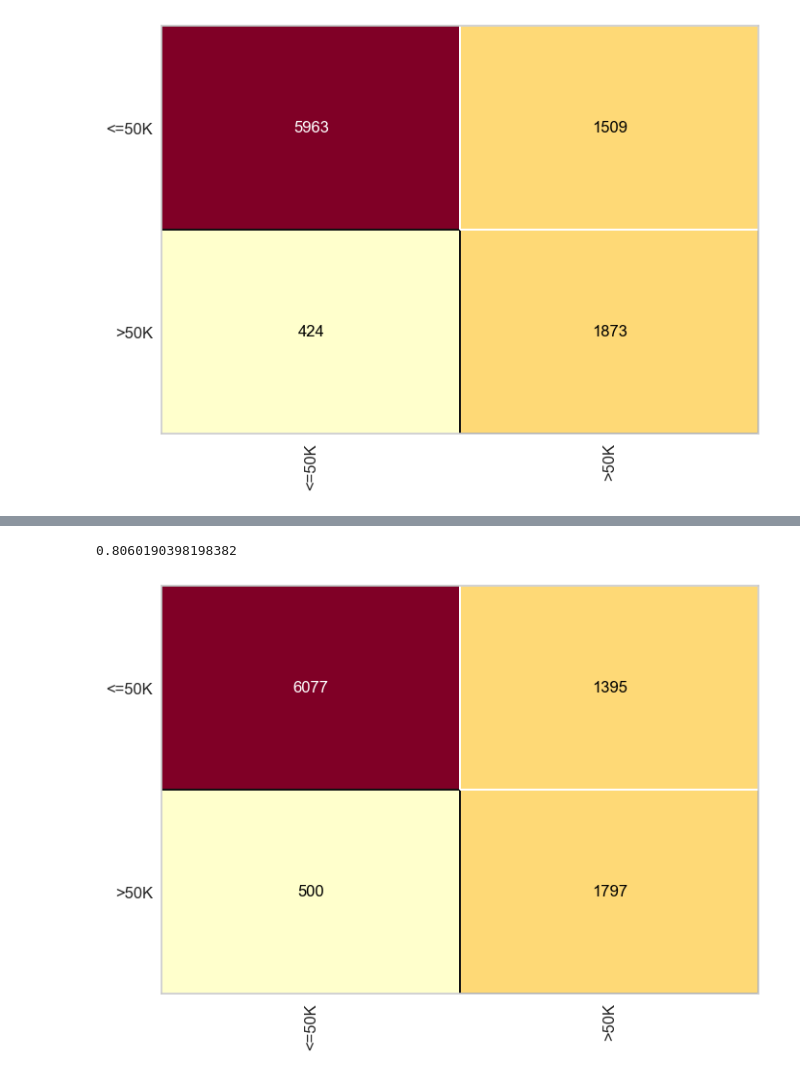
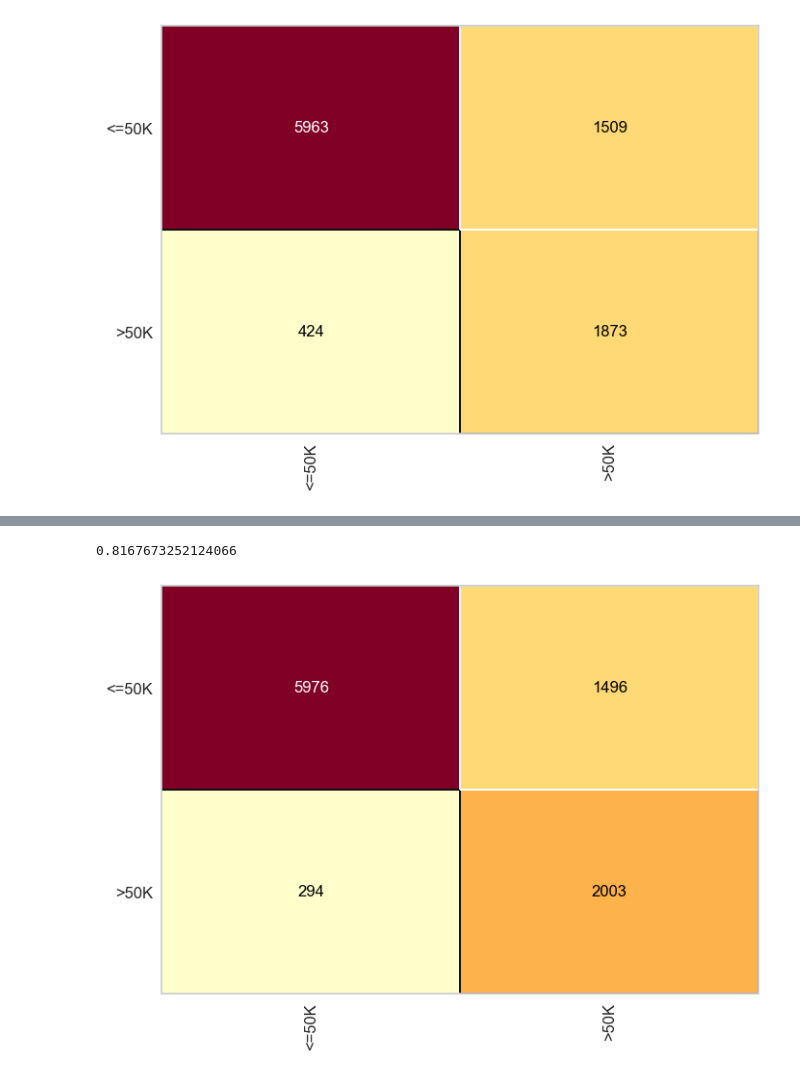
Before and after one commit to ravixr/AI_Practical_Assignment, a Jupyter notebook: classificacao_renda.ipynb, the cells around one changed output, grey strips where cells are left out. Cells and saved outputs as stored; diff of their text form; code cells hidden in the pictures.

```diff
--- a/Pre_Processamento.ipynb
+++ b/classificacao_renda.ipynb
@@ -154,0 +146,4 @@ DecisionTreeClassifier(random_state=10)
+# %%
+dt_best_params = {}
+decisionTree = DecisionTreeClassifier(criterion= 'entropy', max_depth= 10, max_features= 0.6, min_samples_split= 8, min_weight_fraction_leaf= 0.0, random_state= 0, splitter= 'best')
+decisionTree.fit(X_train, y_train)
@@ -179,17 +176,17 @@ weighted avg       0.82      0.77      0.79      9769
 # %% [markdown]
 **Naive Bayes**
 # %%
-params_nb = {
-    'var_smoothing': np.logspace(0,-9, num=100),
-}
+# params_nb = {
+#     'var_smoothing': np.logspace(0,-9, num=100),
+# }
 
-naiveBayesGS = GridSearchCV(
-    estimator=GaussianNB(),
-    param_grid=params_nb,
-    cv=3,
-    n_jobs=5,
-    verbose=1,
-)
-naiveBayesGS.fit(X_train, y_train)
-print(naiveBayesGS.best_params_)
-print(naiveBayesGS.best_score_)
+# naiveBayesGS = GridSearchCV(
+#     estimator=GaussianNB(),
+#     param_grid=params_nb,
+#     cv=3,
+#     n_jobs=5,
+#     verbose=1,
+# )
+# naiveBayesGS.fit(X_train, y_train)
+# print(naiveBayesGS.best_params_)
+# print(naiveBayesGS.best_score_)
@@ -217,5 +193,5 @@ Traceback (most recent call last):
 # %%
-naive_bayes = GaussianNB()
+naive_bayes = GaussianNB(var_smoothing = 1e-09)
 naive_bayes.fit(X_train, y_train)
 previsoes_nb = naive_bayes.predict(X_test)
 confusion_nb = ConfusionMatrix(naive_bayes)
@@ -260,10 +235,10 @@ ValueError: Invalid parameter 'splitter' for estimator RandomForestClassifier(ma
 # %%
-random_forest = RandomForestClassifier(n_estimators=10, max_features=3, criterion='gini', random_state = 0)
+random_forest = RandomForestClassifier(bootstrap= False, max_depth= 30, max_features= 'auto', min_samples_leaf= 2, min_samples_split= 5, n_estimators= 120)
 random_forest.fit(X_train, y_train)
 previsoes_rf = random_forest.predict(X_test)
 confusion_rf = ConfusionMatrix(random_forest)
 confusion_rf.fit(X_train, y_train)
 confusion_rf.score(X_test, y_test)
 # %% [output]
-0.8060190398198382
+0.8167673252124066
-[figure, old version]
+[figure, new version]
```
Also changed, not shown: parts of 12 cells of this notebook, 3 other files.
